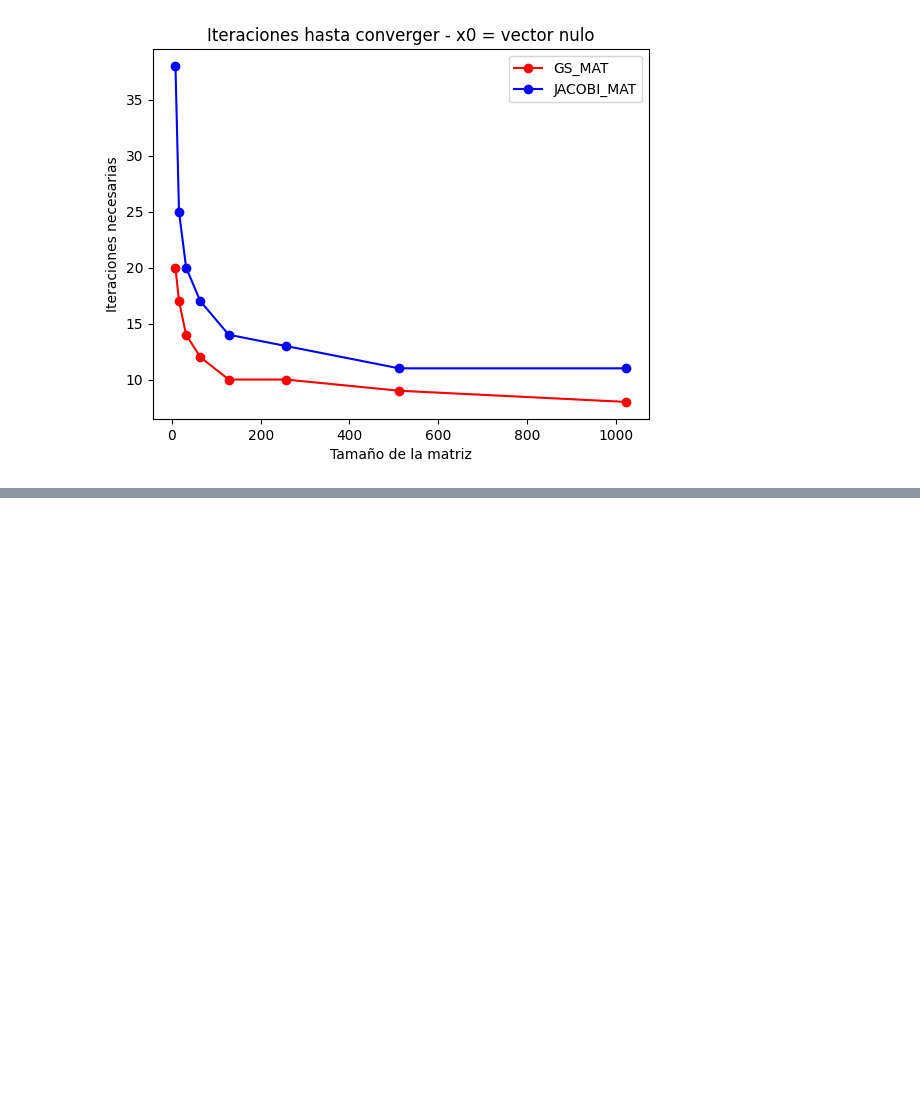
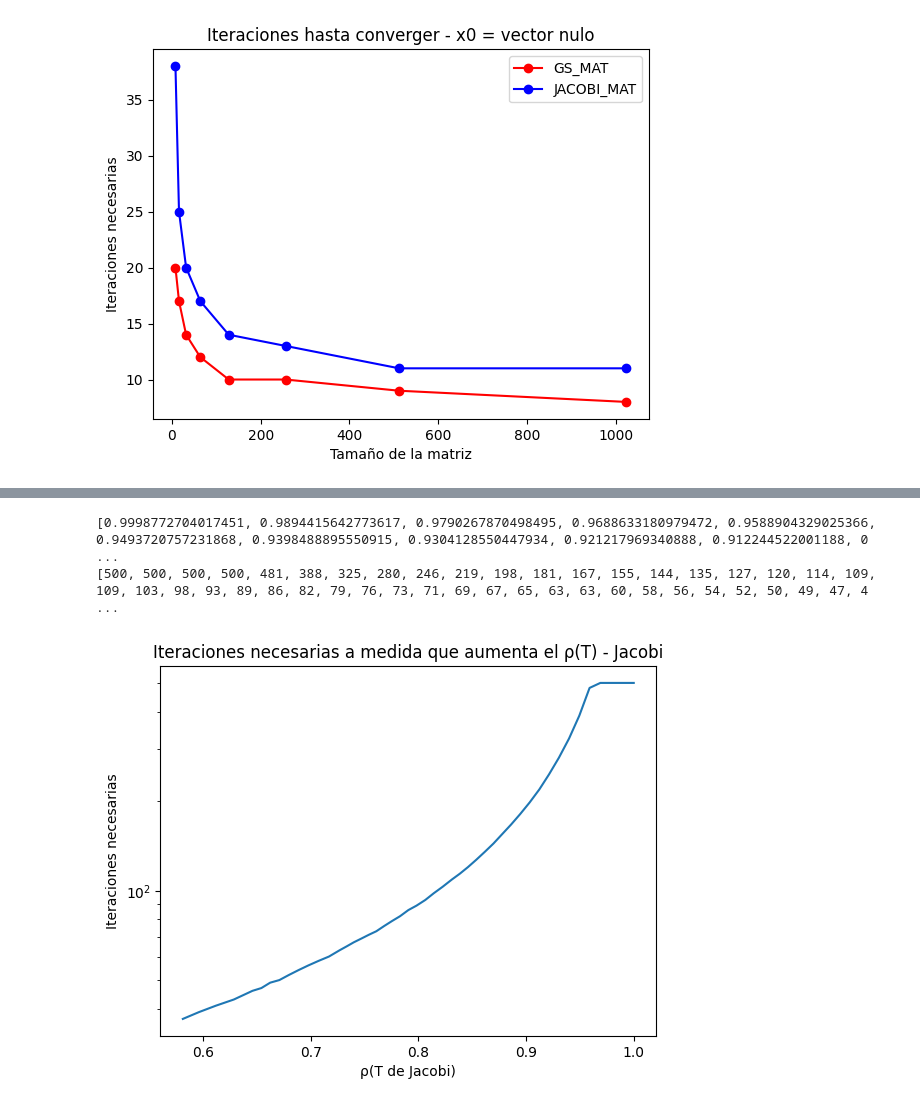
Before and after one commit to julian1vidal/tp3-metodos-2023-1c, a Jupyter notebook: src/exp.ipynb, the cells around one changed output, grey strips where cells are left out. Saved outputs shown, nothing was run; the diff lists cells and outputs as text; code cells hidden in the pictures; blank space fills up the shorter version.

```diff
--- a/src/exp.ipynb
+++ b/src/exp.ipynb
@@ -633,0 +868,18 @@ plt.show()
+# %%
+print(radios)
+print(iteraciones)
+# %% [output]
+[0.9998772704017451, 0.9894415642773617, 0.9790267870498495, 0.9688633180979472, 0.9588904329025366, 0.9493720757231868, 0.9398488895550915, 0.9304128550447934, 0.921217969340888, 0.912244522001188, 0 ...
+[500, 500, 500, 500, 481, 388, 325, 280, 246, 219, 198, 181, 167, 155, 144, 135, 127, 120, 114, 109, 109, 103, 98, 93, 89, 86, 82, 79, 76, 73, 71, 69, 67, 65, 63, 63, 60, 58, 56, 54, 52, 50, 49, 47, 4 ...
+# %%
+# Grafico de evolución del error hasta converger para distintas matrices (variando numero condicion) - Tolerancia 1e-8
+
+plt.plot(radios, iteraciones)
+
+plt.xlabel("ρ(T de Jacobi)")
+plt.yscale("log")
+plt.ylabel("Iteraciones necesarias")
+plt.title("Iteraciones necesarias a medida que aumenta el ρ(T) - Jacobi")
+plt.show()
+# %% [output]
+[figure, added]
```
Also changed, not shown: parts of 15 cells of this notebook, 18 other files.
